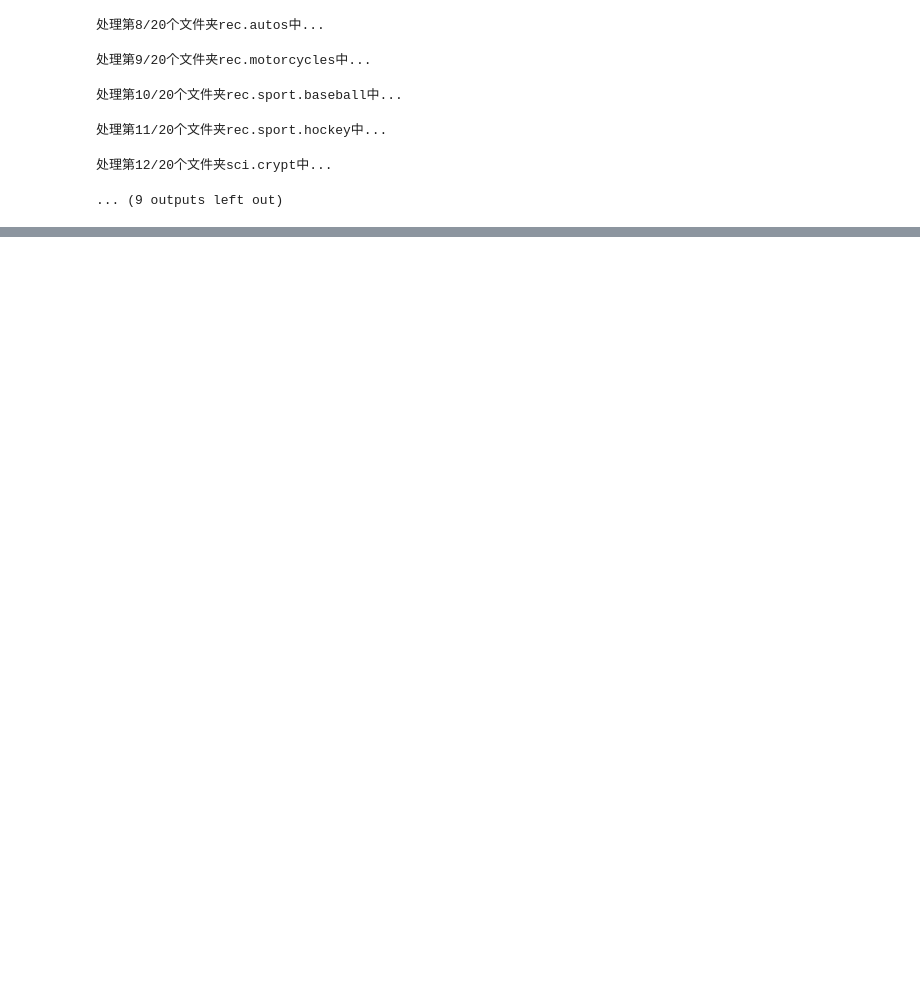
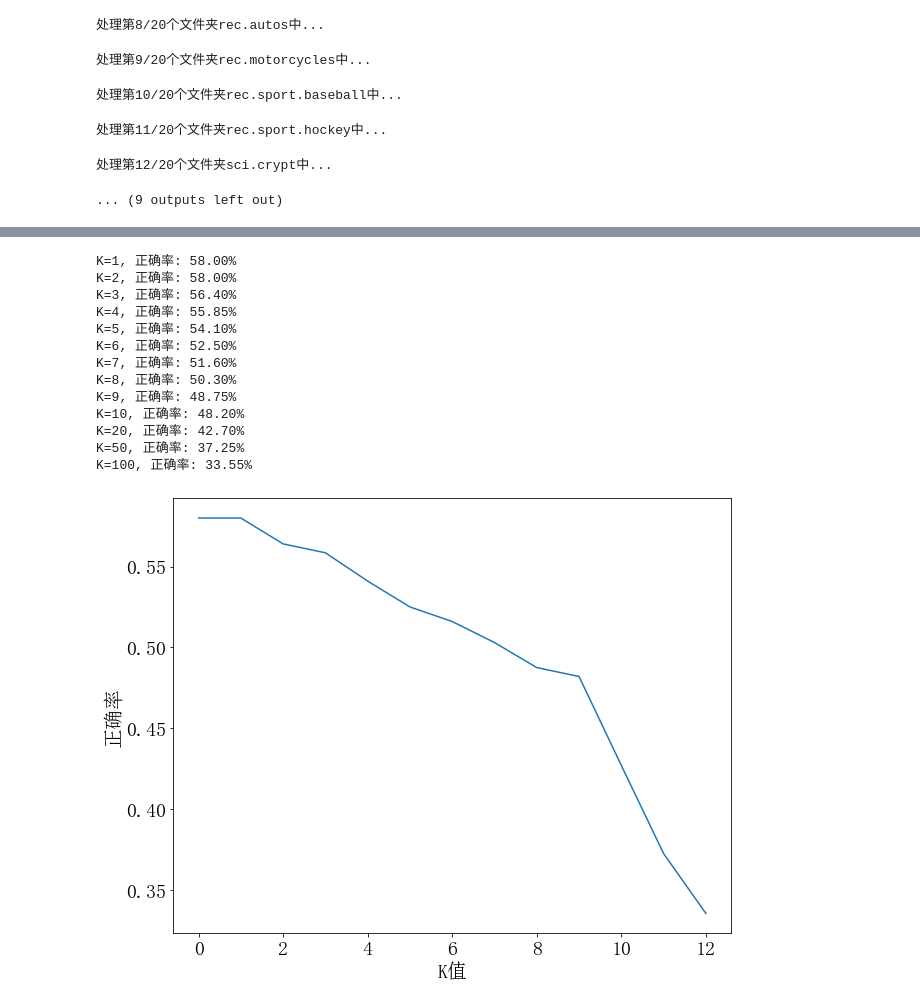
Before and after one commit to wty-yy/LaTex-Projects, a Jupyter notebook: NLP/hw2/code/main.ipynb, the cells around one changed output, grey strips where cells are left out. Drawn from its saved outputs; the diff is of its cells as text; code cells hidden in the pictures; blank space fills up the shorter version.

```diff
--- a/NLP/hw2/code/main.ipynb
+++ b/NLP/hw2/code/main.ipynb
@@ -20,3 +20,13 @@ from nltk import word_tokenize  # 分词
 from nltk.corpus import stopwords  # 停用词
 from nltk.stem.porter import PorterStemmer  # 使用Porter词干提取方法
 from nltk.stem import WordNetLemmatizer  # 词性还原
+
+config = {
+    "font.family": 'serif', # 衬线字体
+    "figure.figsize": (14, 6),  # 图像大小
+    "font.size": 20, # 字号大小
+    "font.serif": ['SimSun'], # 宋体
+    "mathtext.fontset": 'stix', # 渲染数学公式字体
+    'axes.unicode_minus': False # 显示负号
+}
+plt.rcParams.update(config)
@@ -179,10 +194,0 @@ def KNN(word, K=5):
-# %%
-K = [5]
-rate = []
-for k in K:
-    right = 0
-    for w in tqdm(test_words[1]):
-        if KNN(w, k) == 1:
-            right += 1
-    rate.append(right/len(test_words[0]))
-    print(f'K={k}, 正确率: {rate[-1]:%}')
@@ -191,11 +195,10 @@ K=5, 正确率: 55.000000%
 # %%
+# 计算不同的K对应的正确率
+K = [1,2,3,4,5,6,7,8,9,10, 20, 50, 100]
+rate = [np.zeros_like(K).astype('float') for _ in range(20)]
 for i in range(20):
-    right = 0
+    print(f'计算第{i+1}/{20}组')
     for w in tqdm(test_words[i]):
-        if KNN(w, k) == i:
-            right += 1
-    rate.append(right/len(test_words[i]))
-
-for i in range(20):
-    print(f'第{i+1}组类别，正确率: {rate[i]}')
+        rate[i] += (KNN(w, K) == i)
+    rate[i] /= len(test_words[i])
 # %% [output]
@@ -221,0 +218,25 @@ for i in range(20):
+# %%
+# 选取正确率均值最高的K
+rateMean = np.mean(rate, axis=0)
+for k, r in zip(K, rateMean.tolist()):
+    print(f'K={k}, 正确率: {r:.2%}')
+plt.figure(figsize=(10,8))
+plt.plot(rateMean)
+plt.xlabel('K值')
+plt.ylabel('正确率')
+plt.show()
+# %% [output]
+K=1, 正确率: 58.00%
+K=2, 正确率: 58.00%
+K=3, 正确率: 56.40%
+K=4, 正确率: 55.85%
+K=5, 正确率: 54.10%
+K=6, 正确率: 52.50%
+K=7, 正确率: 51.60%
+K=8, 正确率: 50.30%
+K=9, 正确率: 48.75%
+K=10, 正确率: 48.20%
+K=20, 正确率: 42.70%
+K=50, 正确率: 37.25%
+K=100, 正确率: 33.55%
+[figure, added]
```
Also changed, not shown: parts of 18 cells of this notebook.
